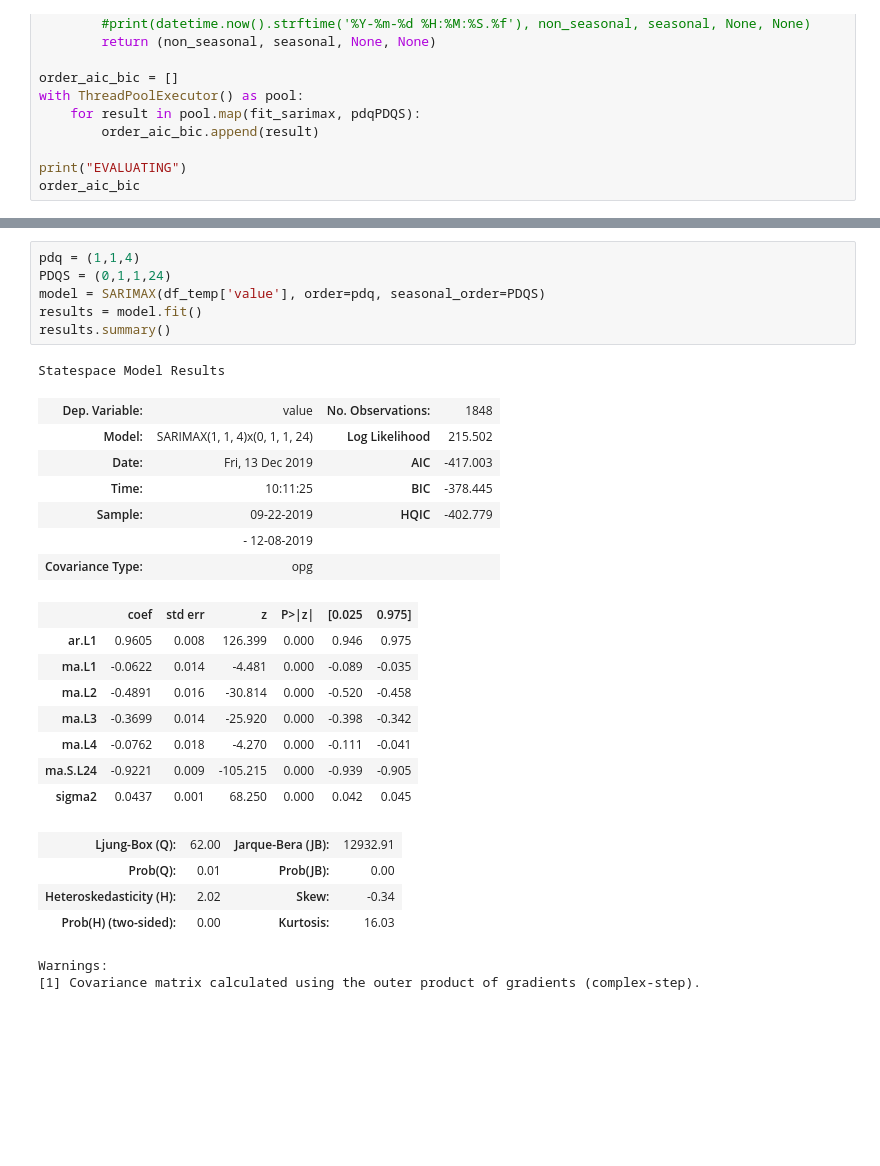
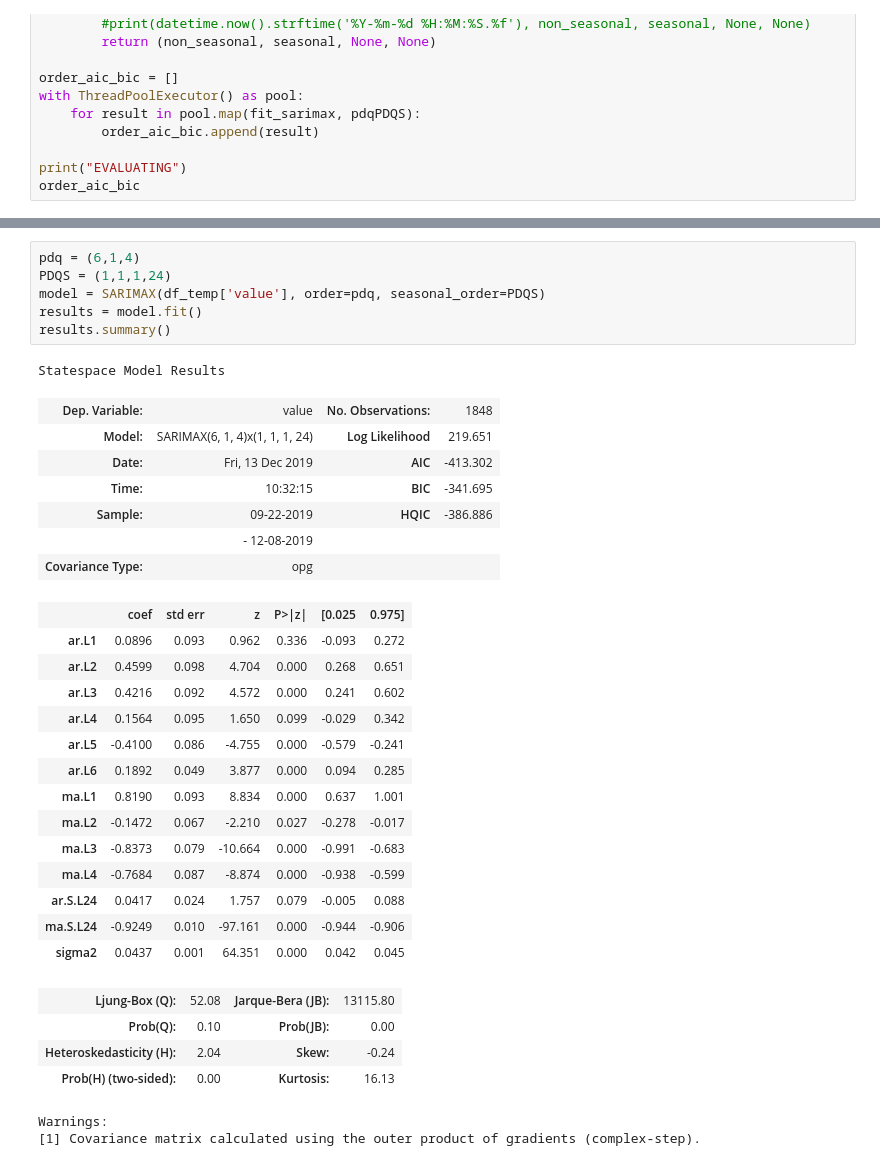
Before and after one commit to neozenith/temperature-timeseries, a Jupyter notebook: analysis.ipynb, the cells around one changed output, grey strips where cells are left out. Cells and saved outputs as stored; diff of their text form; blank space fills up the shorter version.

```diff
--- a/analysis.ipynb
+++ b/analysis.ipynb
@@ -321,30 +332,36 @@ order_df.head()
 # %%
-pdq = (1,1,4)
-PDQS = (0,1,1,24)
+pdq = (6,1,4)
+PDQS = (1,1,1,24)
 model = SARIMAX(df_temp['value'], order=pdq, seasonal_order=PDQS)
 results = model.fit()
 results.summary()
 # %% [output]
 Statespace Model Results
 | Dep. Variable: | value | No. Observations: | 1848 |
-| Model: | SARIMAX(1, 1, 4)x(0, 1, 1, 24) | Log Likelihood | 215.502 |
-| Date: | Fri, 13 Dec 2019 | AIC | -417.003 |
-| Time: | 10:11:25 | BIC | -378.445 |
-| Sample: | 09-22-2019 | HQIC | -402.779 |
+| Model: | SARIMAX(6, 1, 4)x(1, 1, 1, 24) | Log Likelihood | 219.651 |
+| Date: | Fri, 13 Dec 2019 | AIC | -413.302 |
+| Time: | 10:32:15 | BIC | -341.695 |
+| Sample: | 09-22-2019 | HQIC | -386.886 |
 |  | - 12-08-2019 |  |  |
 | Covariance Type: | opg |  |  |
 |  | coef | std err | z | P>|z| | [0.025 | 0.975] |
-| ar.L1 | 0.9605 | 0.008 | 126.399 | 0.000 | 0.946 | 0.975 |
-| ma.L1 | -0.0622 | 0.014 | -4.481 | 0.000 | -0.089 | -0.035 |
-| ma.L2 | -0.4891 | 0.016 | -30.814 | 0.000 | -0.520 | -0.458 |
-| ma.L3 | -0.3699 | 0.014 | -25.920 | 0.000 | -0.398 | -0.342 |
-| ma.L4 | -0.0762 | 0.018 | -4.270 | 0.000 | -0.111 | -0.041 |
-| ma.S.L24 | -0.9221 | 0.009 | -105.215 | 0.000 | -0.939 | -0.905 |
-| sigma2 | 0.0437 | 0.001 | 68.250 | 0.000 | 0.042 | 0.045 |
+| ar.L1 | 0.0896 | 0.093 | 0.962 | 0.336 | -0.093 | 0.272 |
+| ar.L2 | 0.4599 | 0.098 | 4.704 | 0.000 | 0.268 | 0.651 |
+| ar.L3 | 0.4216 | 0.092 | 4.572 | 0.000 | 0.241 | 0.602 |
+| ar.L4 | 0.1564 | 0.095 | 1.650 | 0.099 | -0.029 | 0.342 |
+| ar.L5 | -0.4100 | 0.086 | -4.755 | 0.000 | -0.579 | -0.241 |
+| ar.L6 | 0.1892 | 0.049 | 3.877 | 0.000 | 0.094 | 0.285 |
+| ma.L1 | 0.8190 | 0.093 | 8.834 | 0.000 | 0.637 | 1.001 |
+| ma.L2 | -0.1472 | 0.067 | -2.210 | 0.027 | -0.278 | -0.017 |
+| ma.L3 | -0.8373 | 0.079 | -10.664 | 0.000 | -0.991 | -0.683 |
+| ma.L4 | -0.7684 | 0.087 | -8.874 | 0.000 | -0.938 | -0.599 |
+| ar.S.L24 | 0.0417 | 0.024 | 1.757 | 0.079 | -0.005 | 0.088 |
+| ma.S.L24 | -0.9249 | 0.010 | -97.161 | 0.000 | -0.944 | -0.906 |
+| sigma2 | 0.0437 | 0.001 | 64.351 | 0.000 | 0.042 | 0.045 |
-| Ljung-Box (Q): | 62.00 | Jarque-Bera (JB): | 12932.91 |
-| Prob(Q): | 0.01 | Prob(JB): | 0.00 |
-| Heteroskedasticity (H): | 2.02 | Skew: | -0.34 |
-| Prob(H) (two-sided): | 0.00 | Kurtosis: | 16.03 |
+| Ljung-Box (Q): | 52.08 | Jarque-Bera (JB): | 13115.80 |
+| Prob(Q): | 0.10 | Prob(JB): | 0.00 |
+| Heteroskedasticity (H): | 2.04 | Skew: | -0.24 |
+| Prob(H) (two-sided): | 0.00 | Kurtosis: | 16.13 |
 Warnings:
 [1] Covariance matrix calculated using the outer product of gradients (complex-step).
 # %%
```
Also changed, not shown: parts of 4 cells of this notebook.
